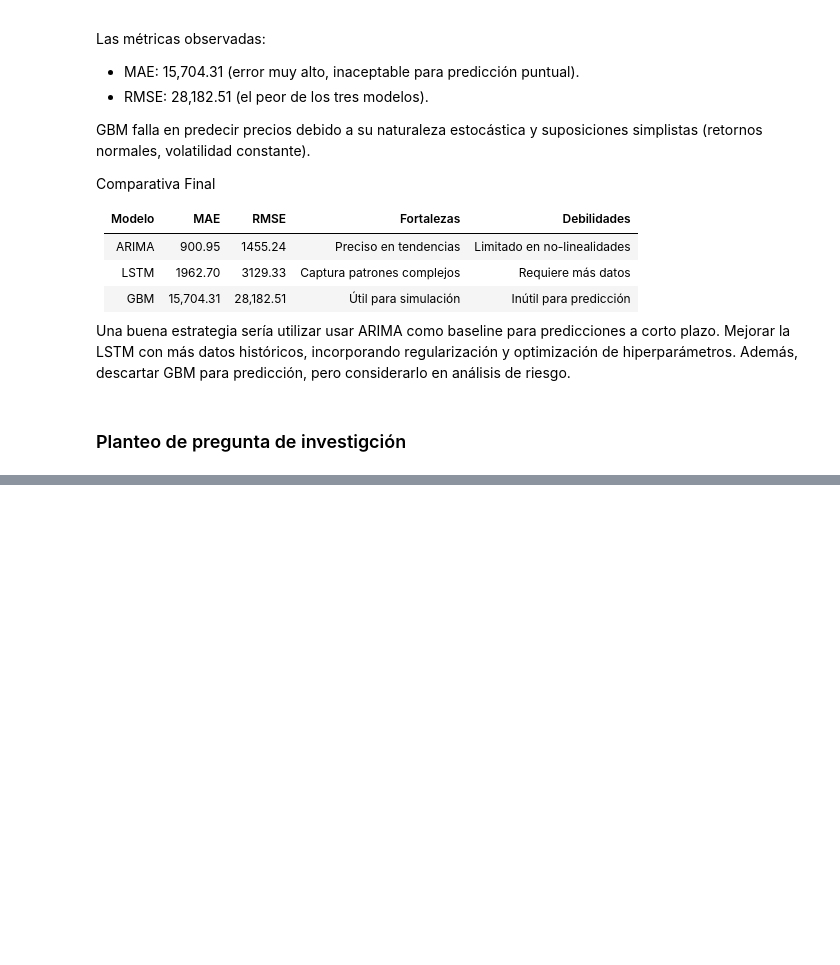
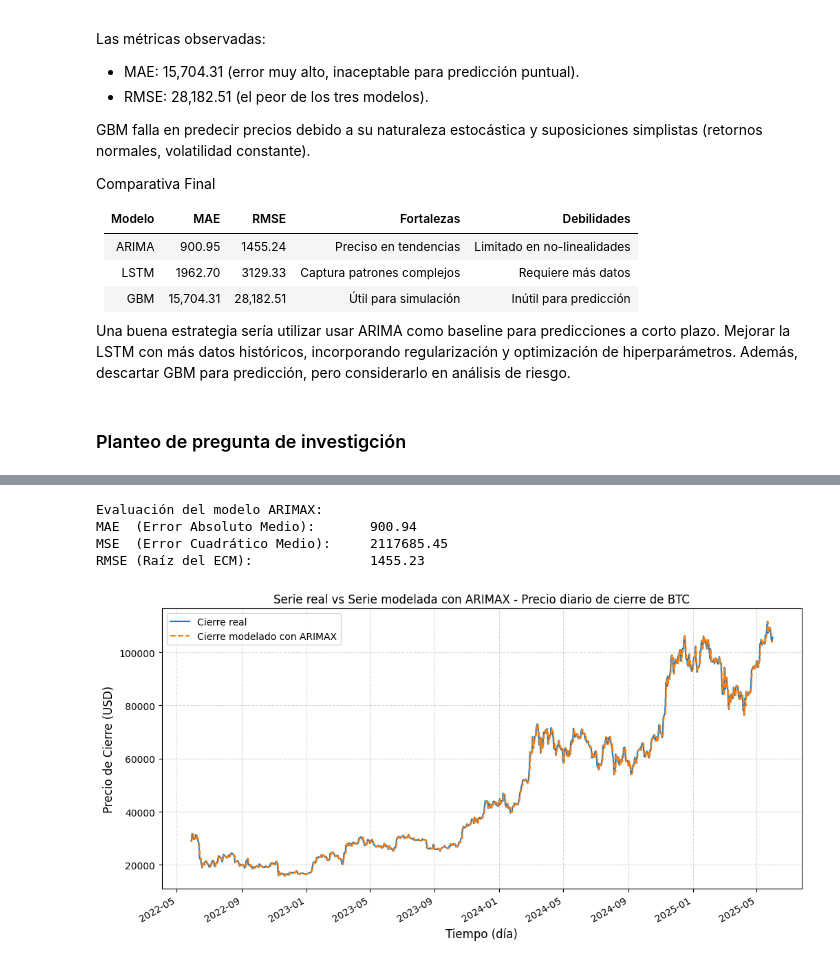
Before and after one commit to fabriciolopretto/BTC_Time_Series_Models, a Jupyter notebook: scripts/BTC_fernandez_lopretto_quiros_villanueva.ipynb, the cells around one changed output, grey strips where cells are left out. Drawn from its saved outputs; the diff is of its cells as text; code cells hidden in the pictures; blank space fills up the shorter version.

```diff
--- a/scripts/BTC_fernandez_lopretto_quiros_villanueva.ipynb
+++ b/scripts/BTC_fernandez_lopretto_quiros_villanueva.ipynb
@@ -885,0 +892,3 @@ desarrollo..
+# %%
+# Define la serie adicional utilizada
+serie_volumen = df['Volumen']
@@ -885,0 +921,47 @@ desarrollo..
+# %%
+# Índices para modelado
+start_idx = serie_cierre.index[-1100]
+end_idx = serie_cierre.index[-1]
+
+# Datos exógenos para entrenamiento
+exog_entrenamiento = serie_volumen
+
+# Entrenamiento del modelo ARIMAX
+modelo_arimax = ARIMA(endog=serie_cierre, exog=exog_entrenamiento, order=(5, 1, 0))
+modelo_arimax_fit = modelo_arimax.fit()
+
+# Datos exógenos para modelado
+exog_pred = serie_volumen[start_idx:end_idx]
+
+# Predicción (modelado)
+predicciones_arimax = modelo_arimax_fit.predict(start=start_idx, end=end_idx, exog=exog_pred, typ='levels')
+
+# Serie real correspondiente
+serie_real = serie_cierre[start_idx:end_idx]
+
+# Evaluación del modelo
+mae = mean_absolute_error(serie_real, predicciones_arimax)
+mse = mean_squared_error(serie_real, predicciones_arimax)
+rmse = np.sqrt(mse)
+
+print("Evaluación del modelo ARIMAX:")
+print(f"MAE  (Error Absoluto Medio):       {mae:.2f}")
+print(f"MSE  (Error Cuadrático Medio):     {mse:.2f}")
+print(f"RMSE (Raíz del ECM):               {rmse:.2f}")
+
+# Visualización
+plt.figure(figsize=(12, 6))
+serie_real.plot(label='Cierre real')
+predicciones_arimax.plot(label='Cierre modelado con ARIMAX', linestyle='--')
+plt.legend()
+plt.title('Serie real vs Serie modelada con ARIMAX - Precio diario de cierre de BTC')
+plt.xlabel('Tiempo (día)', fontsize=12)
+plt.ylabel('Precio de Cierre (USD)', fontsize=12)
+plt.grid(True, linestyle='--', alpha=0.5)
+plt.show()
+# %% [output]
+Evaluación del modelo ARIMAX:
+MAE  (Error Absoluto Medio):       900.94
+MSE  (Error Cuadrático Medio):     2117685.45
+RMSE (Raíz del ECM):               1455.23
+[figure, added]
```
Also changed, not shown: parts of 11 cells of this notebook.
